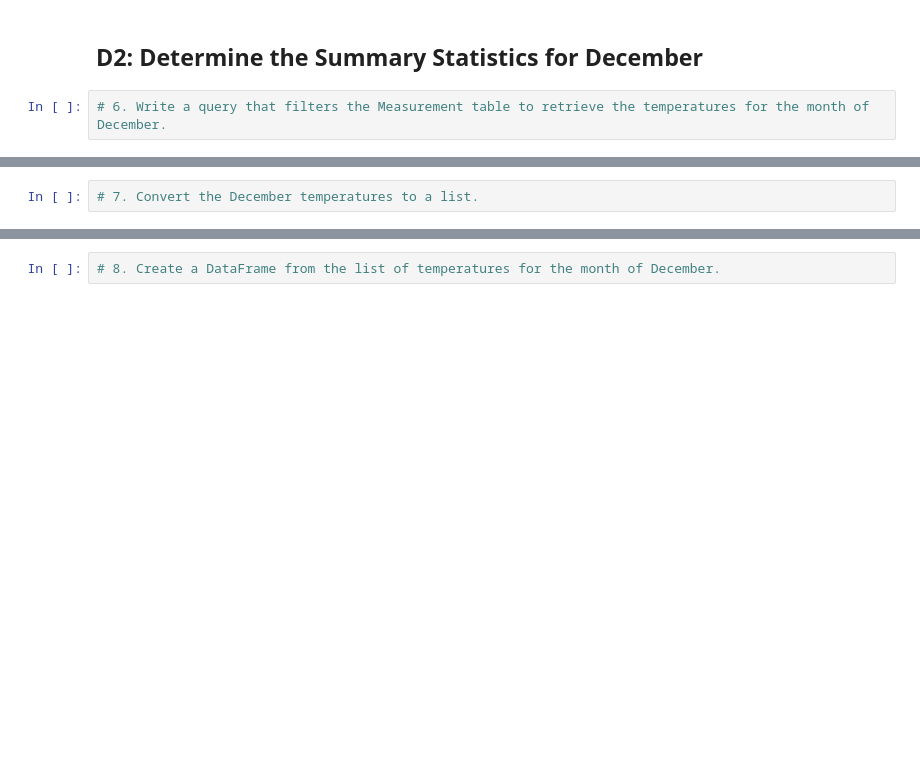
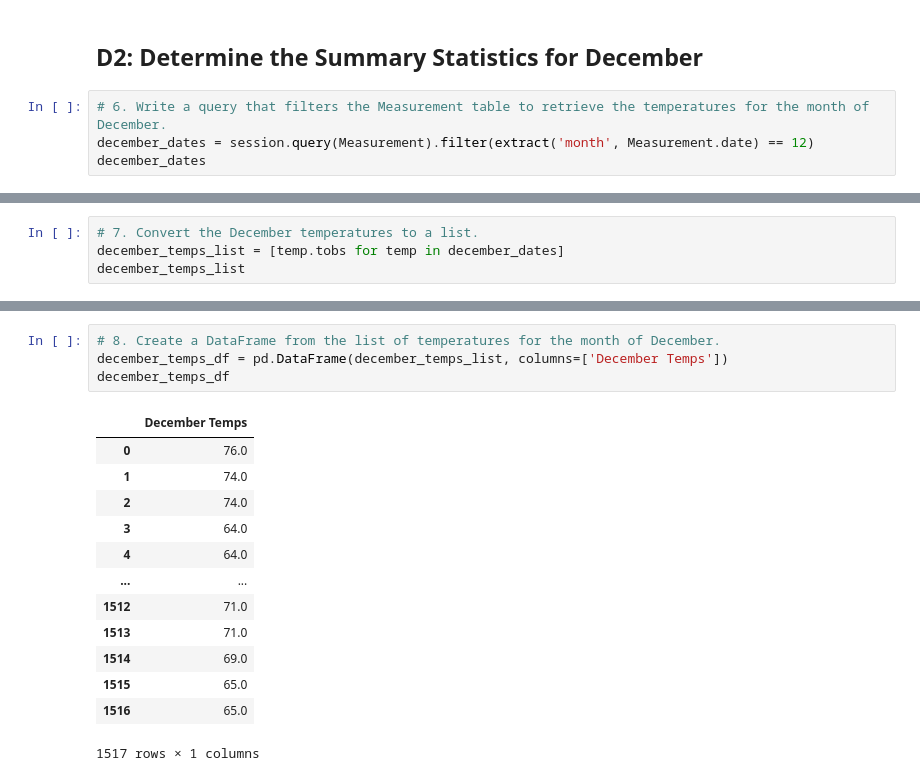
Before and after one commit to jmueller187/surfs_up, a Jupyter notebook: SurfsUp_Challenge.ipynb, the cells around one changed output, grey strips where cells are left out. Drawn from its saved outputs; the diff is of its cells as text; blank space fills up the shorter version.

```diff
--- a/SurfsUp_Challenge.ipynb
+++ b/SurfsUp_Challenge.ipynb
@@ -39,3 +90,5 @@ june_dates =
 ## D2: Determine the Summary Statistics for December
 # %%
 # 6. Write a query that filters the Measurement table to retrieve the temperatures for the month of December.
+december_dates = session.query(Measurement).filter(extract('month', Measurement.date) == 12)
+december_dates
@@ -42,2 +97,4 @@ june_dates =
 # %%
 # 7. Convert the December temperatures to a list.
+december_temps_list = [temp.tobs for temp in december_dates]
+december_temps_list
@@ -44,4 +119,20 @@ june_dates =
 # %%
 # 8. Create a DataFrame from the list of temperatures for the month of December.
+december_temps_df = pd.DataFrame(december_temps_list, columns=['December Temps'])
+december_temps_df
+# %% [output]
+|  | December Temps |
+| 0 | 76.0 |
+| 1 | 74.0 |
+| 2 | 74.0 |
+| 3 | 64.0 |
+| 4 | 64.0 |
+| ... | ... |
+| 1512 | 71.0 |
+| 1513 | 71.0 |
+| 1514 | 69.0 |
+| 1515 | 65.0 |
+| 1516 | 65.0 |
+1517 rows × 1 columns
 # %%
 # 9. Calculate and print out the summary statistics for the Decemeber temperature DataFrame.
```
Also changed, not shown: parts of 10 cells of this notebook, 6 other files.
